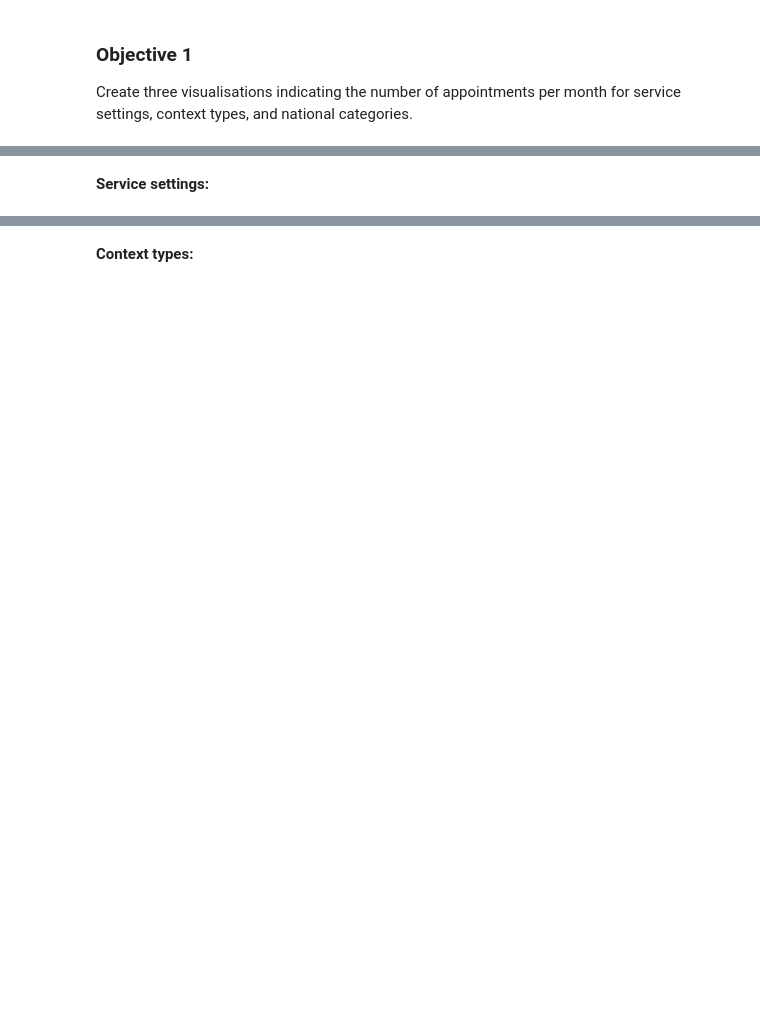
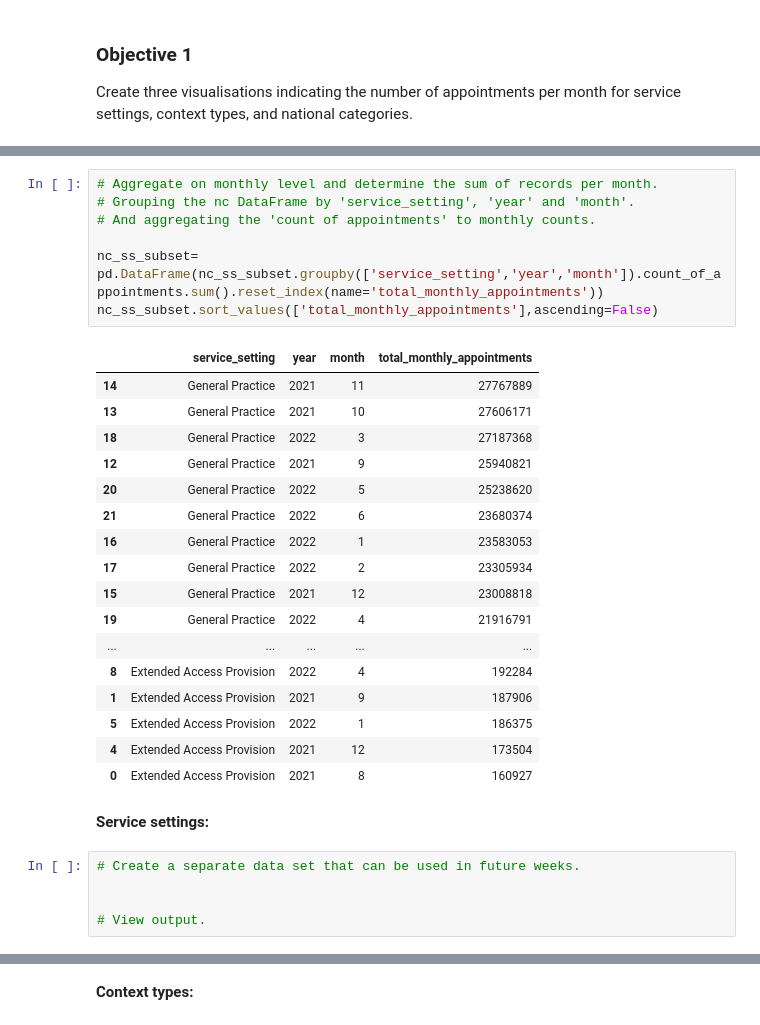
Before and after one commit to crialorob/Alonso_Robles_Cristina_DA201_Assignment, a Jupyter notebook: Alonso_Robles_Cristina_DA201_Assignment_Notebook.ipynb, the cells around one changed output, grey strips where cells are left out. Drawn from its saved outputs; the diff is of its cells as text; blank space fills up the shorter version.

```diff
--- a/Alonso_Robles_Cristina_DA201_Assignment_Notebook.ipynb
+++ b/Alonso_Robles_Cristina_DA201_Assignment_Notebook.ipynb
@@ -966,4 +1170,34 @@ Create three visualisations indicating the number of appointments per month for
+# %%
+# Aggregate on monthly level and determine the sum of records per month.
+# Grouping the nc DataFrame by 'service_setting', 'year' and 'month'.
+# And aggregating the 'count of appointments' to monthly counts.
+
+nc_ss_subset= pd.DataFrame(nc_ss_subset.groupby(['service_setting','year','month']).count_of_appointments.sum().reset_index(name='total_monthly_appointments'))
+nc_ss_subset.sort_values(['total_monthly_appointments'],ascending=False)
+# %% [output]
+|  | service_setting | year | month | total_monthly_appointments |
+| 14 | General Practice | 2021 | 11 | 27767889 |
+| 13 | General Practice | 2021 | 10 | 27606171 |
+| 18 | General Practice | 2022 | 3 | 27187368 |
+| 12 | General Practice | 2021 | 9 | 25940821 |
+| 20 | General Practice | 2022 | 5 | 25238620 |
+| 21 | General Practice | 2022 | 6 | 23680374 |
+| 16 | General Practice | 2022 | 1 | 23583053 |
+| 17 | General Practice | 2022 | 2 | 23305934 |
+| 15 | General Practice | 2021 | 12 | 23008818 |
+| 19 | General Practice | 2022 | 4 | 21916791 |
+| ... | ... | ... | ... | ... |
+| 8 | Extended Access Provision | 2022 | 4 | 192284 |
+| 1 | Extended Access Provision | 2021 | 9 | 187906 |
+| 5 | Extended Access Provision | 2022 | 1 | 186375 |
+| 4 | Extended Access Provision | 2021 | 12 | 173504 |
+| 0 | Extended Access Provision | 2021 | 8 | 160927 |
 # %% [markdown]
 **Service settings:**
+# %%
+# Create a separate data set that can be used in future weeks.
+
+
+# View output.
 # %%
 # Plot the appointments over the available date range, and review the service settings for months.
```
Also changed, not shown: parts of 104 cells of this notebook, 1 other file.
